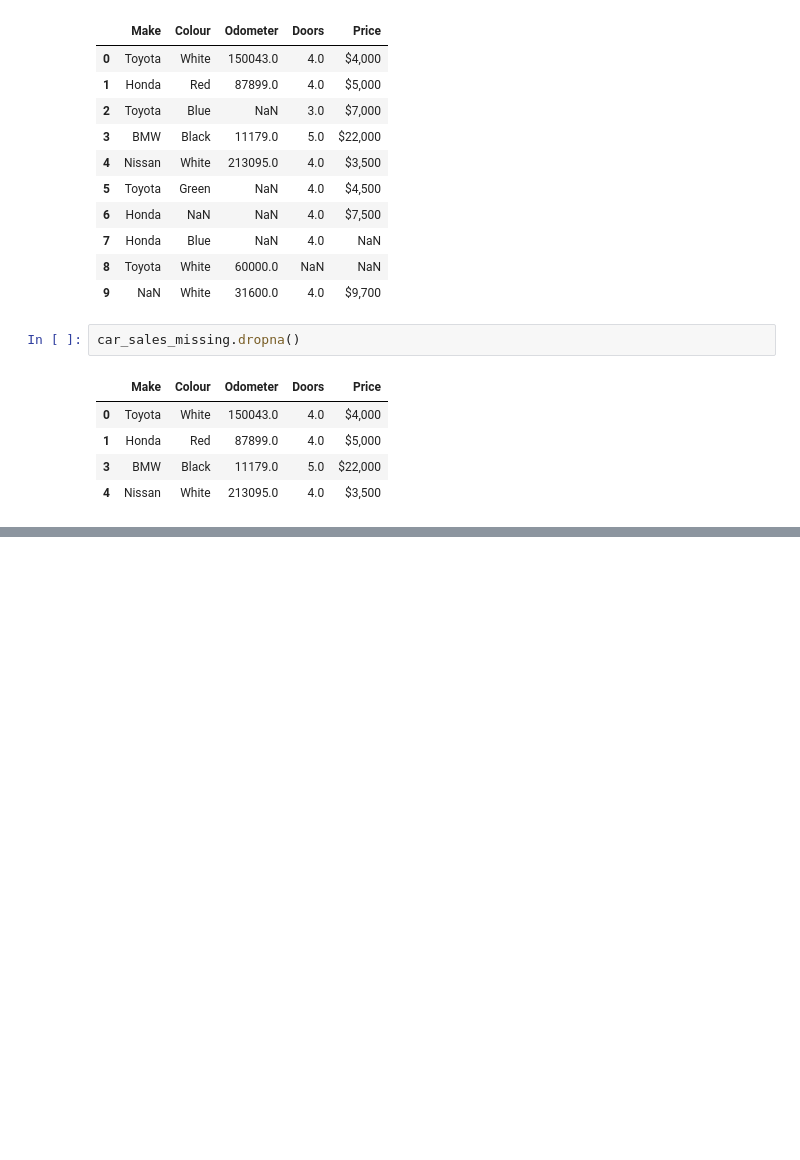
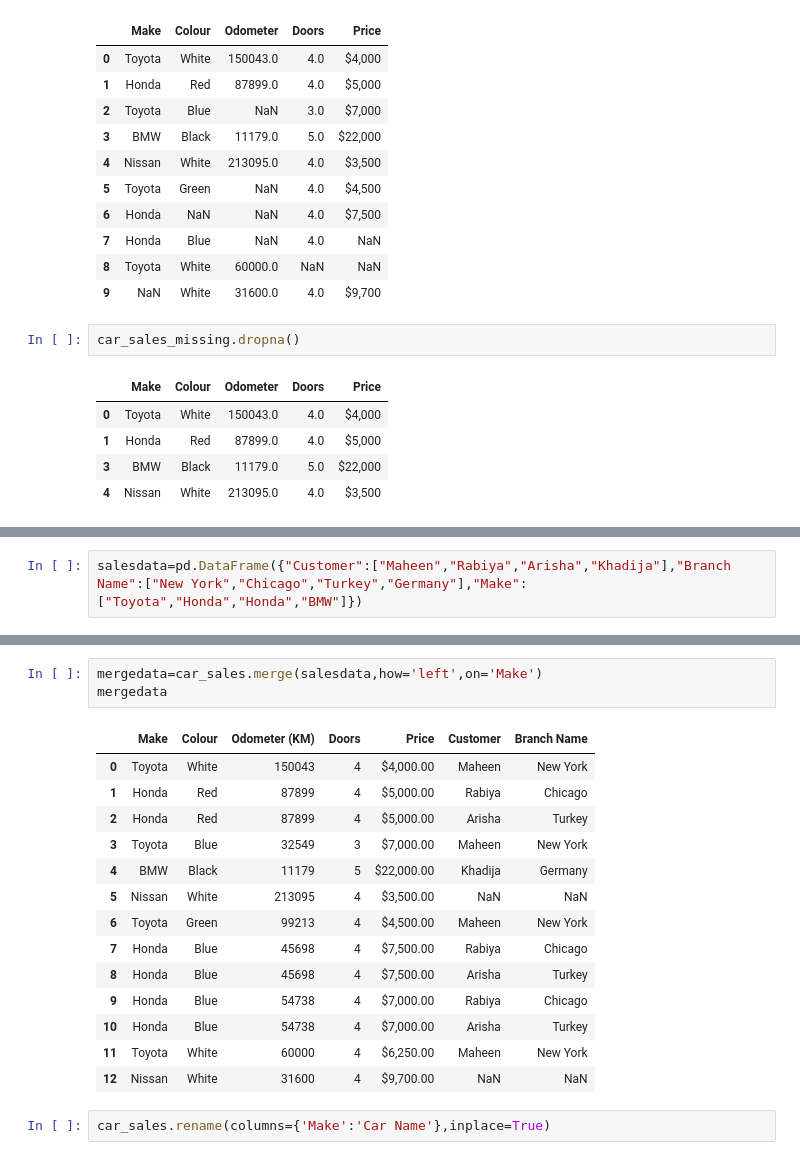
Before and after one commit to maheenunzeelah/pandas-practice, a Jupyter notebook: pandas_practice.ipynb, the cells around one changed output, grey strips where cells are left out. Saved outputs shown, nothing was run; the diff lists cells and outputs as text; blank space fills up the shorter version.

```diff
--- a/pandas_practice.ipynb
+++ b/pandas_practice.ipynb
@@ -201,0 +212,2 @@ car_sales_missing.dropna()
+# %%
+salesdata=pd.DataFrame({"Customer":["Maheen","Rabiya","Arisha","Khadija"],"Branch Name":["New York","Chicago","Turkey","Germany"],"Make":["Toyota","Honda","Honda","BMW"]})
@@ -201,0 +222,20 @@ car_sales_missing.dropna()
+# %%
+mergedata=car_sales.merge(salesdata,how='left',on='Make')
+mergedata
+# %% [output]
+|  | Make | Colour | Odometer (KM) | Doors | Price | Customer | Branch Name |
+| 0 | Toyota | White | 150043 | 4 | $4,000.00 | Maheen | New York |
+| 1 | Honda | Red | 87899 | 4 | $5,000.00 | Rabiya | Chicago |
+| 2 | Honda | Red | 87899 | 4 | $5,000.00 | Arisha | Turkey |
+| 3 | Toyota | Blue | 32549 | 3 | $7,000.00 | Maheen | New York |
+| 4 | BMW | Black | 11179 | 5 | $22,000.00 | Khadija | Germany |
+| 5 | Nissan | White | 213095 | 4 | $3,500.00 | NaN | NaN |
+| 6 | Toyota | Green | 99213 | 4 | $4,500.00 | Maheen | New York |
+| 7 | Honda | Blue | 45698 | 4 | $7,500.00 | Rabiya | Chicago |
+| 8 | Honda | Blue | 45698 | 4 | $7,500.00 | Arisha | Turkey |
+| 9 | Honda | Blue | 54738 | 4 | $7,000.00 | Rabiya | Chicago |
+| 10 | Honda | Blue | 54738 | 4 | $7,000.00 | Arisha | Turkey |
+| 11 | Toyota | White | 60000 | 4 | $6,250.00 | Maheen | New York |
+| 12 | Nissan | White | 31600 | 4 | $9,700.00 | NaN | NaN |
+# %%
+car_sales.rename(columns={'Make':'Car Name'},inplace=True)
```
Also changed, not shown: parts of 5 cells of this notebook, 8 other files.
